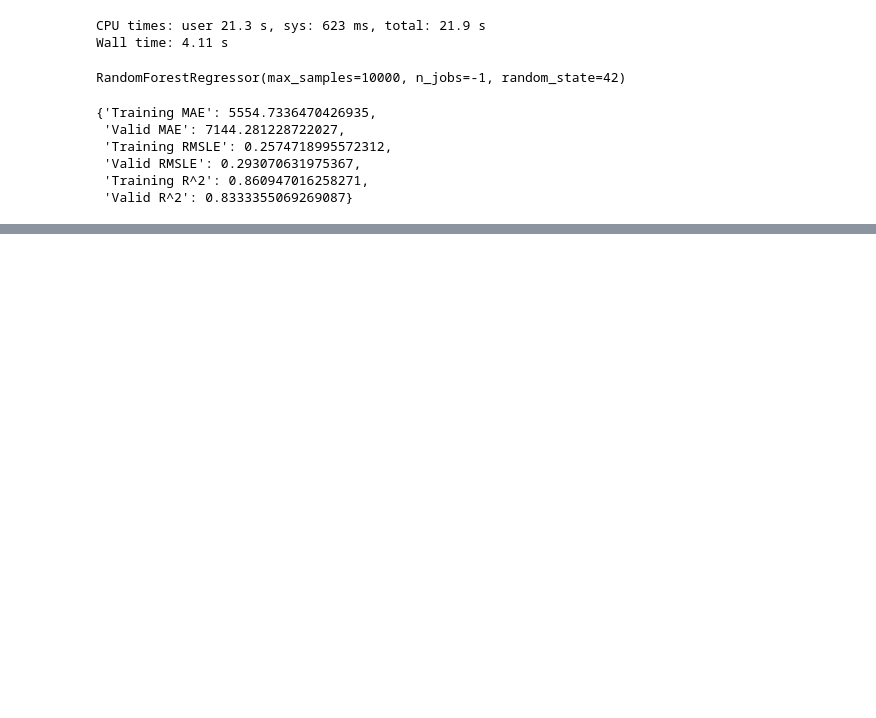
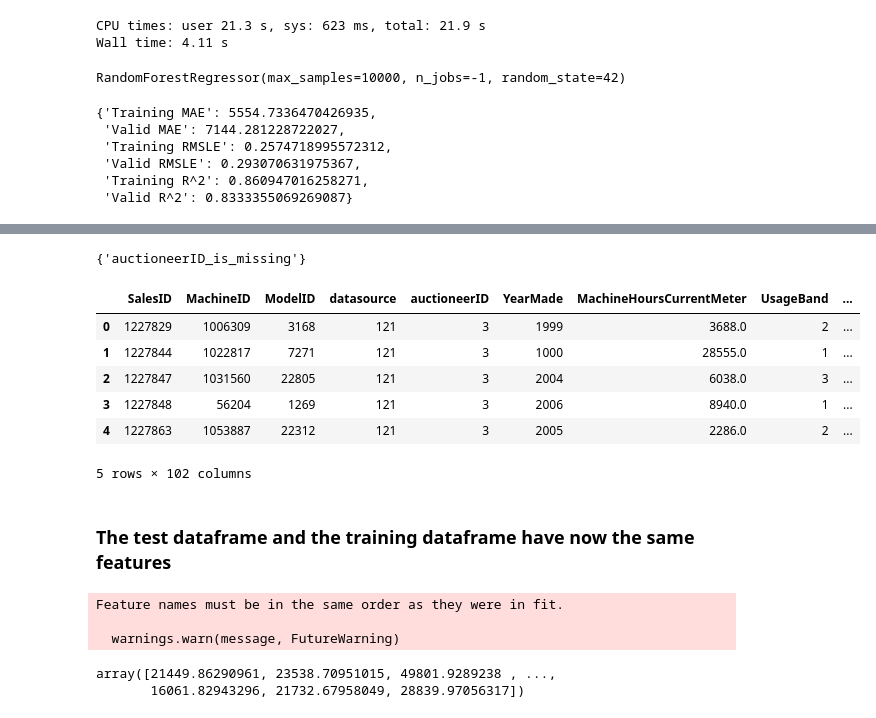
Before and after one commit to JH-MlAndAi/ML_Project_Regression_TimeSeriesData, a Jupyter notebook: end-to-end-regression-bulldozer-prices.ipynb, the cells around one changed output, grey strips where cells are left out. Cells and saved outputs as stored; diff of their text form; code cells hidden in the pictures; blank space fills up the shorter version.

```diff
--- a/end-to-end-regression-bulldozer-prices.ipynb
+++ b/end-to-end-regression-bulldozer-prices.ipynb
@@ -747,0 +757,32 @@ test_preds = better_model.predict(df_test)
+# %%
+def preprocess_data(df):
+    """
+    Perform transformations on df and returns the new dataframe.
+    """
+    # Add datetime parameters for saledates
+    df["saleYear"] = df.saledate.dt.year
+    df["saleMonth"] = df.saledate.dt.month
+    df["saleDay"] = df.saledate.dt.day
+    df["saleDayOfWeek"] = df.saledate.dt.dayofweek
+    df["saleDayOfYear"] = df.saledate.dt.dayofyear
+
+    # Delete original saledates
+    df.drop("saledate", axis=1, inplace=True)
+
+    # Fill numeric rows with the median
+    for label, content in df.items():
+        if pd.api.types.is_numeric_dtype(content):
+            if pd.isnull(content).sum():
+                df[label+"_is_missing"] = pd.isnull(content)
+                df[label] = content.fillna(content.median())
+
+        # Turn categorical variables into numbers
+        if not pd.api.types.is_numeric_dtype(content):
+            df[label+"_is_missing"] = pd.isnull(content)
+            # Add the +1 because pandas encodes missing categories as -1
+            df[label] = pd.Categorical(content).codes+1
+
+    return df
+# %%
+# Process test data
+df_test = preprocess_data(df_test)
@@ -747,0 +799,31 @@ test_preds = better_model.predict(df_test)
+# %%
+# training data has 102 columns and testdata has 101 -> finding the missing columns in the test set
+set(X_train.columns) - set(df_test.columns)
+# %% [output]
+{'auctioneerID_is_missing'}
+# %%
+# Manually adjusting the missing auctioneerID_is_missing column in df_test
+df_test["auctioneerID_is_missing"] = False
+df_test.head()
+# %% [output]
+|  | SalesID | MachineID | ModelID | datasource | auctioneerID | YearMade | MachineHoursCurrentMeter | UsageBand | ... |
+| 0 | 1227829 | 1006309 | 3168 | 121 | 3 | 1999 | 3688.0 | 2 | ... |
+| 1 | 1227844 | 1022817 | 7271 | 121 | 3 | 1000 | 28555.0 | 1 | ... |
+| 2 | 1227847 | 1031560 | 22805 | 121 | 3 | 2004 | 6038.0 | 3 | ... |
+| 3 | 1227848 | 56204 | 1269 | 121 | 3 | 2006 | 8940.0 | 1 | ... |
+| 4 | 1227863 | 1053887 | 22312 | 121 | 3 | 2005 | 2286.0 | 2 | ... |
+5 rows × 102 columns
+# %% [markdown]
+### The test dataframe and the training dataframe have now the same features
+# %%
+# Make predictions on the test dataset
+test_preds = better_model.predict(df_test)
+# %% [output]
+Feature names must be in the same order as they were in fit.
+
+  warnings.warn(message, FutureWarning)
+# %%
+test_preds
+# %% [output]
+array([21449.86290961, 23538.70951015, 49801.9289238 , ...,
+       16061.82943296, 21732.67958049, 28839.97056317])
```
Also changed, not shown: parts of 36 cells of this notebook, 3 other files.
